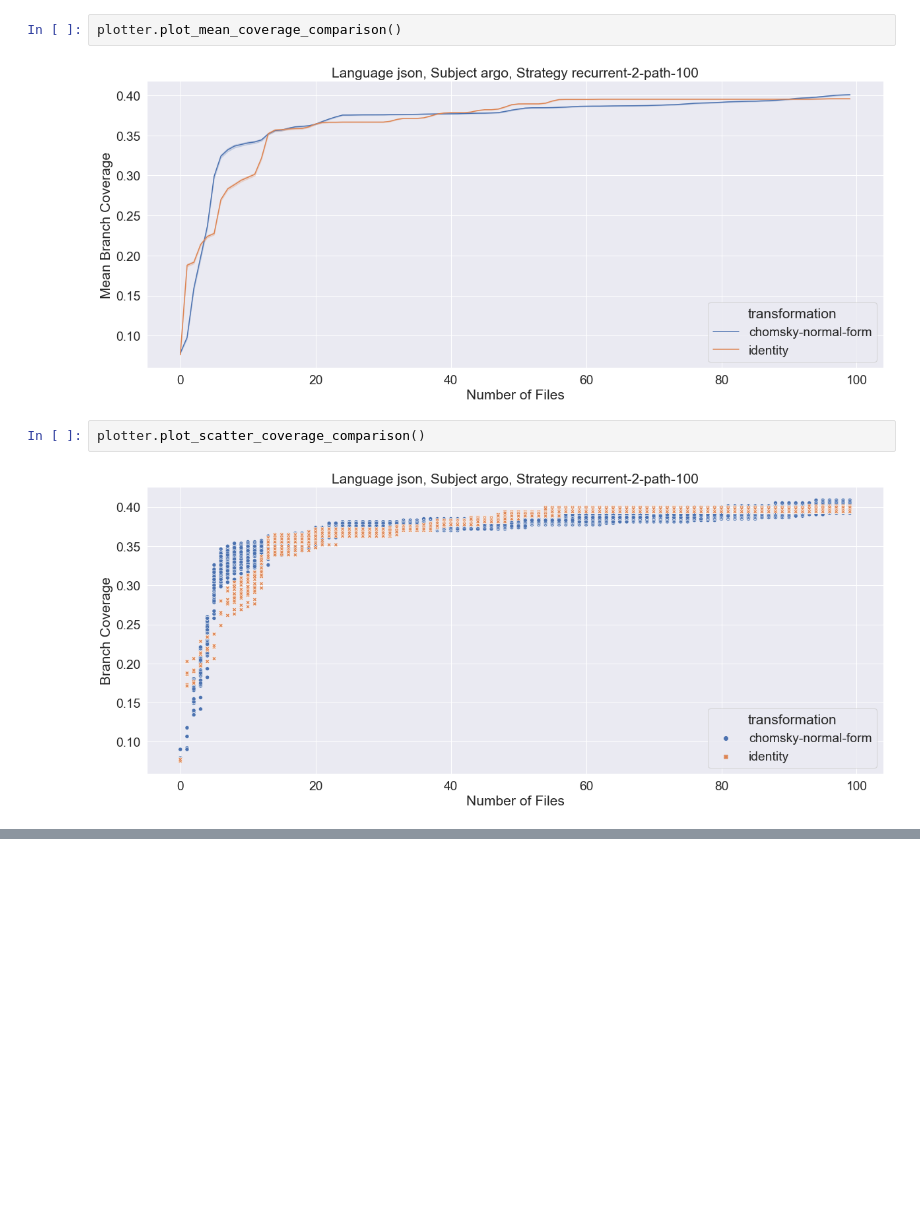
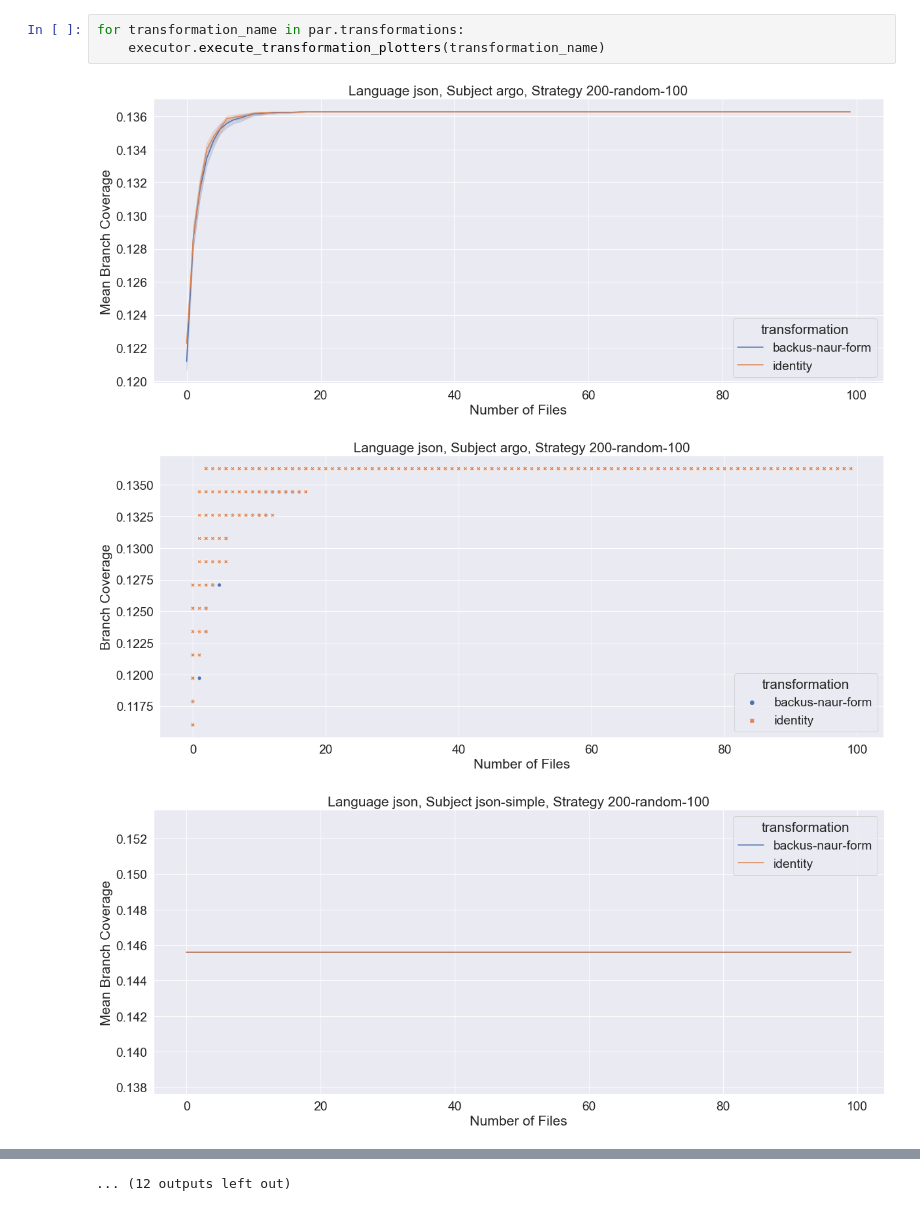
Before and after one commit to mark-schuegraf/fuzzing-with-grammar-variants-experiment, a Jupyter notebook: coverage-report.ipynb, the cells around one changed output, grey strips where cells are left out. Saved outputs shown, nothing was run; the diff lists cells and outputs as text; blank space fills up the shorter version.

Commit message:
replaced optional type hints with explicit exceptions that are later caught and logged; added plotter executor that runs all plotters for a given transformation

```diff
--- a/coverage-report.ipynb
+++ b/coverage-report.ipynb
@@ -152,8 +150,7 @@ for plotter in plotters:
-# %%
-plotter.plot_mean_coverage_comparison()
-# %% [output]
-[figure, removed]
-# %%
-plotter.plot_scatter_coverage_comparison()
-# %% [output]
-[figure, removed]
+# %%
+for transformation_name in par.transformations:
+    executor.execute_transformation_plotters(transformation_name)
+# %% [output]
+[figure, added]
+[figure, added]
+[figure, added]
@@ -159,0 +166 @@ plotter.plot_scatter_coverage_comparison()
+... (12 outputs left out)
```
Also changed, not shown: parts of 3 cells of this notebook.
